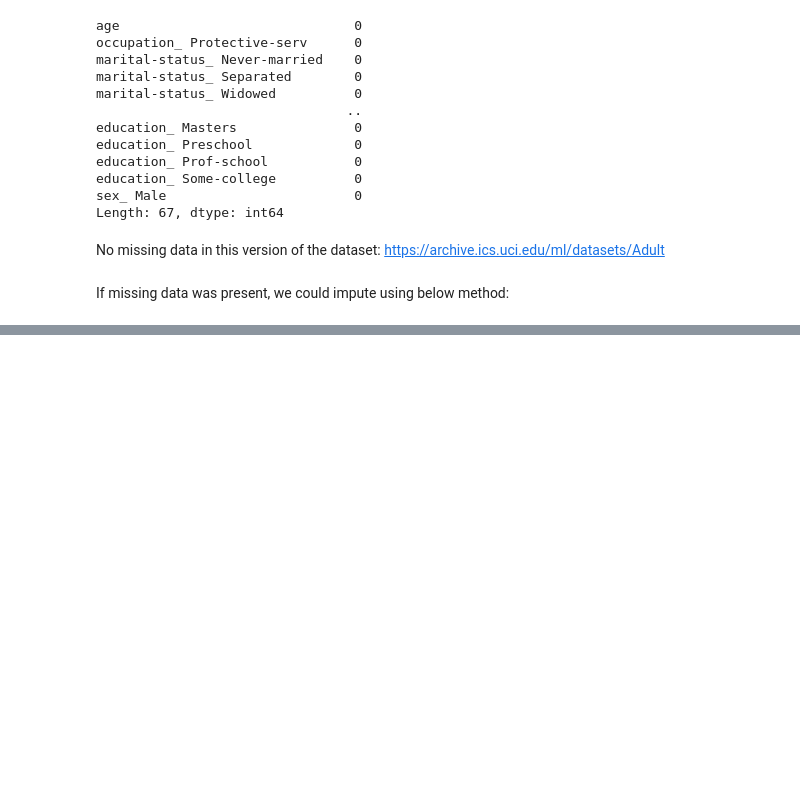
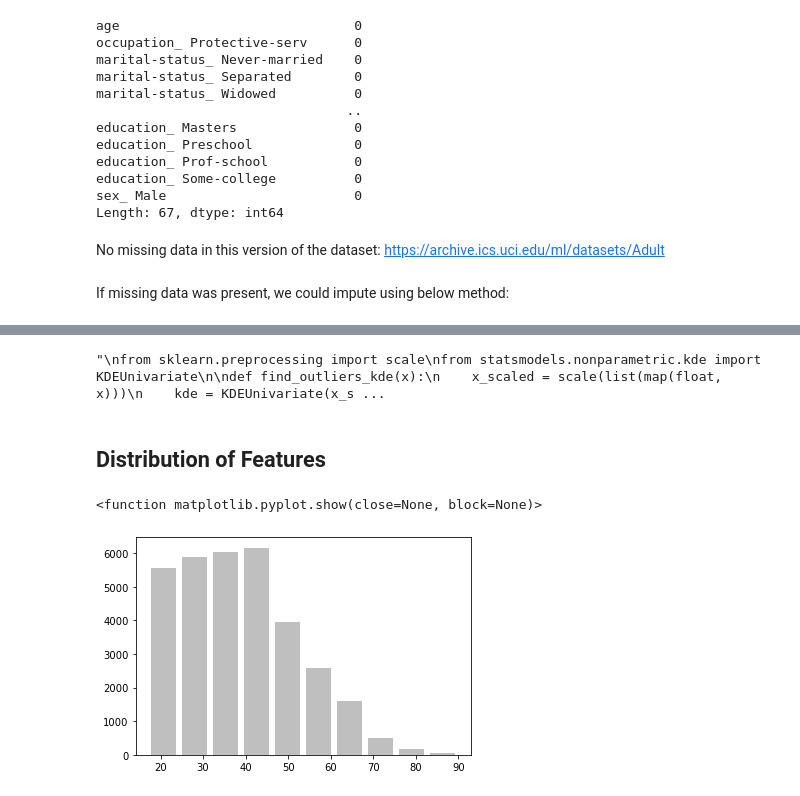
Before and after one commit to mcmasterml/MLEB-exercises, a Jupyter notebook: Peter_McMaster_5.3.12_Predicting_Income.ipynb, the cells around one changed output, grey strips where cells are left out. Drawn from its saved outputs; the diff is of its cells as text; code cells hidden in the pictures; blank space fills up the shorter version.

Commit message:
Data updated

```diff
--- a/Peter_McMaster_5.3.12_Predicting_Income.ipynb
+++ b/Peter_McMaster_5.3.12_Predicting_Income.ipynb
@@ -347,10 +347,5 @@ https://archive.ics.uci.edu/ml/datasets/Adult
 # %% [markdown]
 If missing data was present, we could impute using below method:
 # %%
-# impute usint Imputer from sklearn.preprocessing
-from sklearn.preprocessing import Imputer
-
-imp = Imputer(missin_values='NaN', strategy='median', axis=0)
-imp.fit(X)
-X = pd.DataFrame(data=imp.transfrom(X), columns=X.columns)
-X
+# impute using SimpleImputer from sklearn.preprocessing
+from sklearn.impute import SimpleImputer
@@ -358,0 +398,27 @@ ImportError: cannot import name 'Imputer' from 'sklearn.preprocessing' (/opt/ana
+# %%
+# Commenting this whole block out bc not using it now but may be useful to look into
+# statsmodels library and KDEUnivariate later
+
+"""
+from sklearn.preprocessing import scale
+from statsmodels.nonparametric.kde import KDEUnivariate
+
+def find_outliers_kde(x):
+    x_scaled = scale(list(map(float, x)))
+    kde = KDEUnivariate(x_scaled)
+    kde.fit(bw='scott', fft=True)
+    pred = kde.evaluate(x_scaled)
+
+    n = sum(pred < 0.05)
+    outlier_ind = np.asarray(pred).argsort()[:n]
+    outlier_value = np.asarray(x)[outlier_ind]
+
+    return outlier_ind, outlier_val
+
+kde_indices, kde_values = find_outliers_kde(X['age'])
+print(np.sort(kde_values))
+"""
+# %% [output]
+"\nfrom sklearn.preprocessing import scale\nfrom statsmodels.nonparametric.kde import KDEUnivariate\n\ndef find_outliers_kde(x):\n    x_scaled = scale(list(map(float, x)))\n    kde = KDEUnivariate(x_s ...
+# %% [markdown]
+## Distribution of Features
@@ -358,0 +428,8 @@ ImportError: cannot import name 'Imputer' from 'sklearn.preprocessing' (/opt/ana
+# %%
+# Histogram of age
+
+plt.hist(X['age'], color='gray', rwidth=0.8, alpha=0.5)
+plt.show
+# %% [output]
+<function matplotlib.pyplot.show(close=None, block=None)>
+[figure, added]
```
Also changed, not shown: parts of 38 cells of this notebook.
